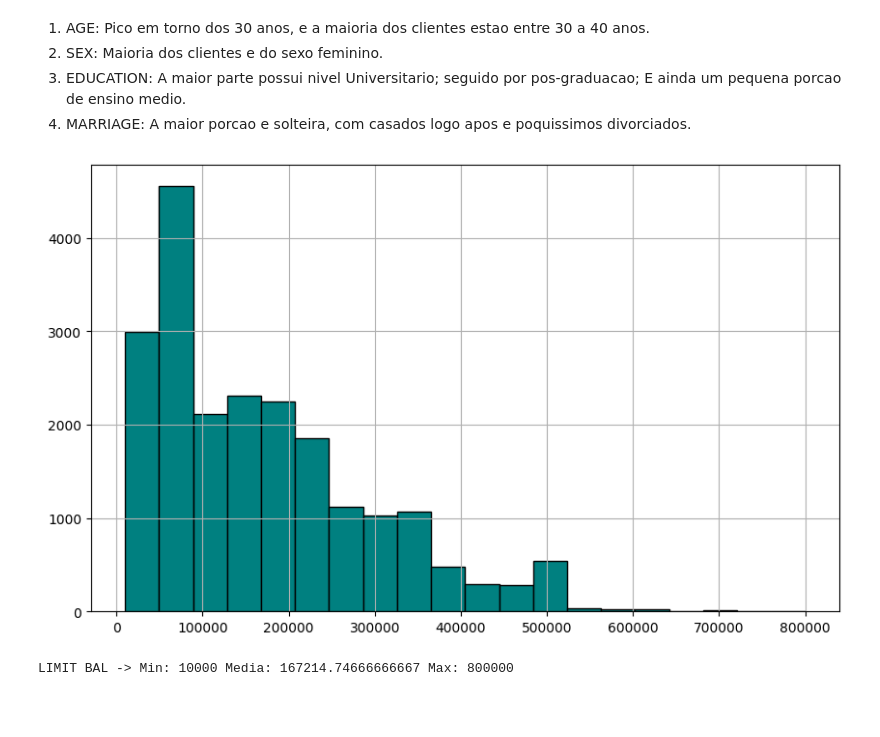
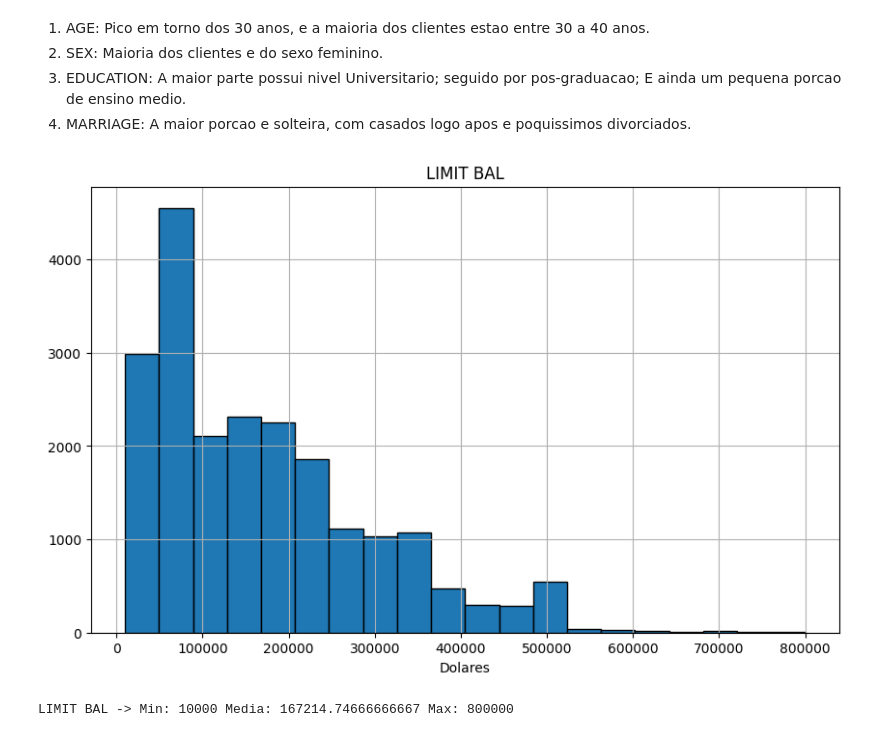
Before and after one commit to HammadN98/inadimplencia_em_cartoes_de_credito, a Jupyter notebook: inadimplecia_credito.ipynb, the cells around one changed output. Drawn from its saved outputs; the diff is of its cells as text; code cells hidden in the pictures; blank space fills up the shorter version.

```diff
--- a/inadimplecia_credito.ipynb
+++ b/inadimplecia_credito.ipynb
@@ -144,9 +147,11 @@ MARRIAGE -> Min: 0 Mediana: 2.0 Max: 3
 3. EDUCATION: A maior parte possui nivel Universitario; seguido por pos-graduacao; E ainda um pequena porcao de ensino medio.
 4. MARRIAGE: A maior porcao e solteira, com casados logo apos e poquissimos divorciados.
 # %%
-dados['LIMIT_BAL'].hist(figsize=(10, 6), bins=20, color='teal', edgecolor='black');
+dados['LIMIT_BAL'].hist(figsize=(10, 6), bins=20, edgecolor='black')
+plt.title("LIMIT BAL")
+plt.xlabel('Dolares');
 # %% [output]
-[figure, old version]
+[figure, new version]
 # %%
 print(f"LIMIT BAL -> Min: {dados['LIMIT_BAL'].min()} Media: {dados['LIMIT_BAL'].mean()} Max: {dados['LIMIT_BAL'].max()}")
 # %% [output]
```
Also changed, not shown: parts of 20 cells of this notebook.
